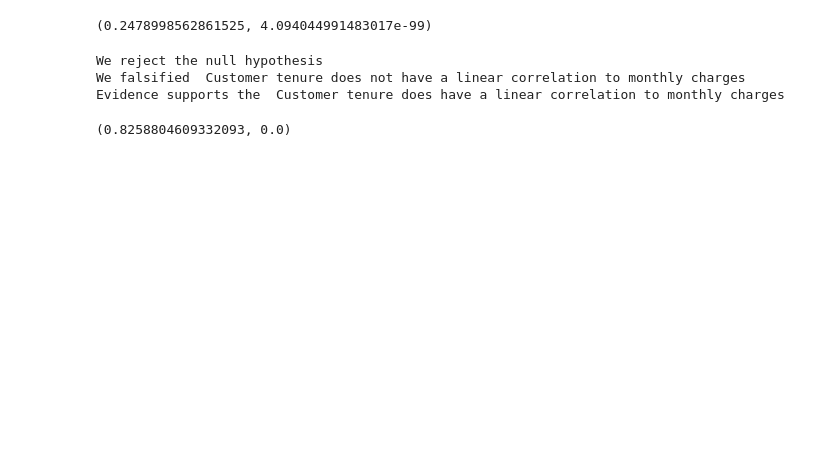
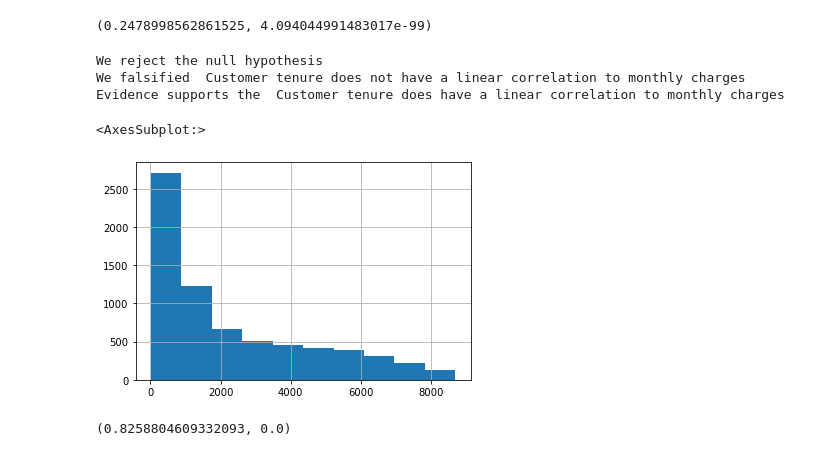
Before and after one commit to veronica-f-reyes/statistics-exercises, a Jupyter notebook: hypothesis_testing.ipynb, the cells around one changed output. Drawn from its saved outputs; the diff is of its cells as text; code cells hidden in the pictures; blank space fills up the shorter version.

```diff
--- a/hypothesis_testing.ipynb
+++ b/hypothesis_testing.ipynb
@@ -445,6 +451,11 @@ df1 = df[bool_series]
 
 total_charges= df1['TotalCharges']
 tenure = df1['tenure']
+# %%
+total_charges.hist()
+# %% [output]
+<AxesSubplot:>
+[figure, added]
 # %%
 corr, p = stats.pearsonr(tenure, total_charges)
 corr, p
```
Also changed, not shown: parts of 51 cells of this notebook, 1 other file.
